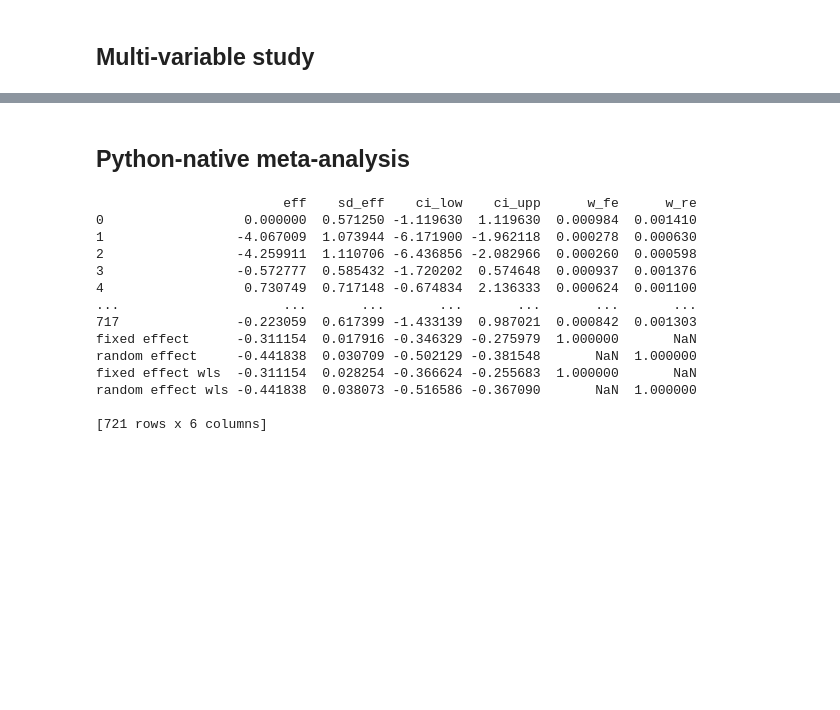
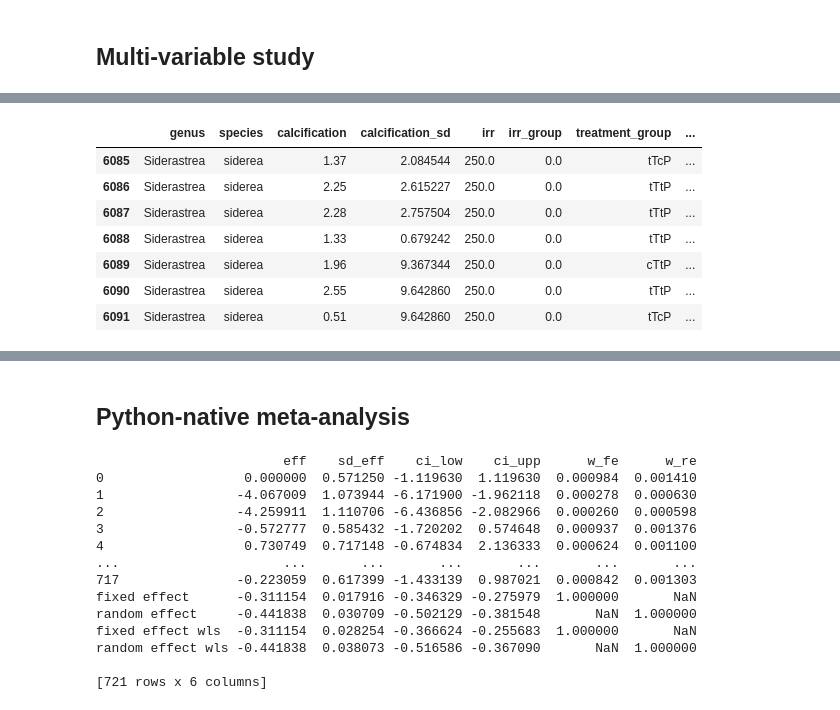
Before and after one commit to orlando-code/calc-rates, a Jupyter notebook: notebooks/analysis.ipynb, the cells around one changed output, grey strips where cells are left out. Cells and saved outputs as stored; diff of their text form; code cells hidden in the pictures; blank space fills up the shorter version.

```diff
--- a/notebooks/analysis.ipynb
+++ b/notebooks/analysis.ipynb
@@ -106,0 +126,12 @@ results_df = analysis.hedges_g_for_df(carb_df_tgs)
+# %%
+test_doi = "10.1098/rspb.2014.1856"
+carb_df_tgs[carb_df_tgs['doi'] == test_doi][some_cols + ['phtot', 't_in']]
+# %% [output]
+|  | genus | species | calcification | calcification_sd | irr | irr_group | treatment_group | ... |
+| 6085 | Siderastrea | siderea | 1.37 | 2.084544 | 250.0 | 0.0 | tTcP | ... |
+| 6086 | Siderastrea | siderea | 2.25 | 2.615227 | 250.0 | 0.0 | tTtP | ... |
+| 6087 | Siderastrea | siderea | 2.28 | 2.757504 | 250.0 | 0.0 | tTtP | ... |
+| 6088 | Siderastrea | siderea | 1.33 | 0.679242 | 250.0 | 0.0 | tTtP | ... |
+| 6089 | Siderastrea | siderea | 1.96 | 9.367344 | 250.0 | 0.0 | cTtP | ... |
+| 6090 | Siderastrea | siderea | 2.55 | 9.642860 | 250.0 | 0.0 | tTtP | ... |
+| 6091 | Siderastrea | siderea | 0.51 | 9.642860 | 250.0 | 0.0 | tTcP | ... |
```
Also changed, not shown: parts of 12 cells of this notebook, 1 other file.
